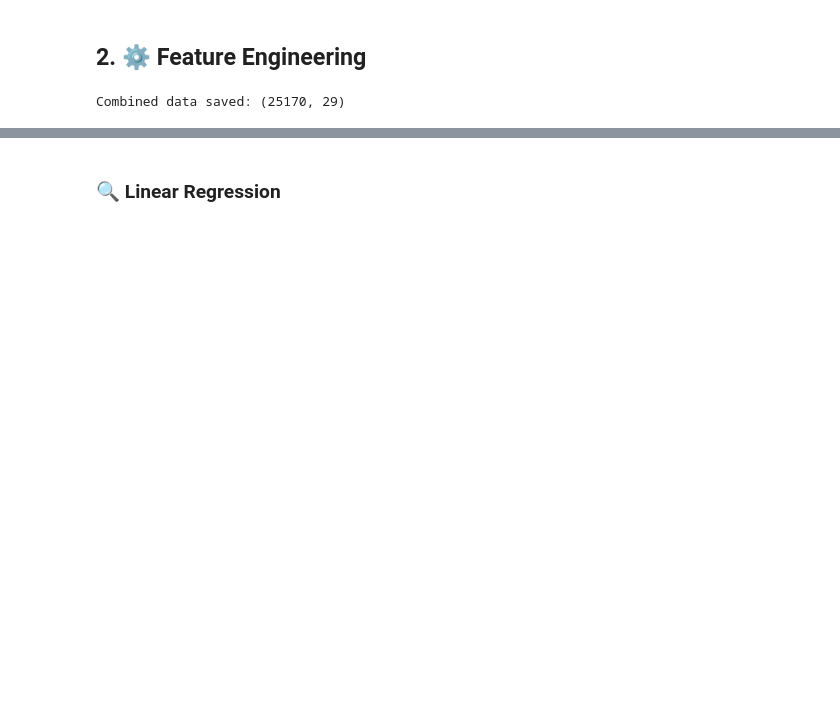
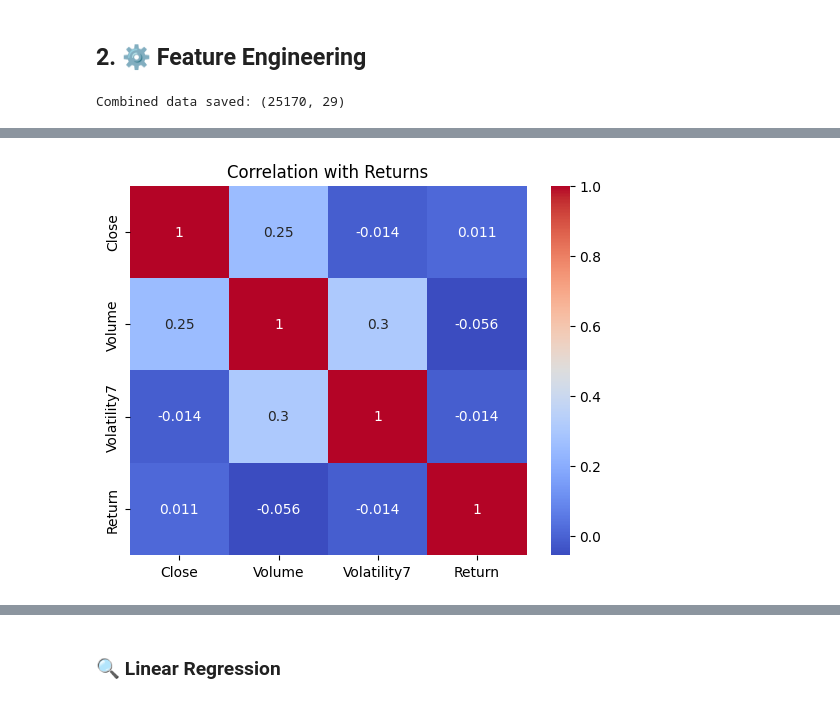
Before and after one commit to GIJOE1003/3103ETF, a Jupyter notebook: Notebook1_Future_Price_Prediction_03th_April.ipynb, the cells around one changed output, grey strips where cells are left out. Drawn from its saved outputs; the diff is of its cells as text; code cells hidden in the pictures; blank space fills up the shorter version.

```diff
--- a/Notebook1_Future_Price_Prediction_03th_April.ipynb
+++ b/Notebook1_Future_Price_Prediction_03th_April.ipynb
@@ -132,0 +197,8 @@ Combined data saved: (25170, 29)
+# %%
+# 14. Feature Correlation with Return
+corr_features = df[['Close', 'Volume', 'Volatility7', 'Return']].corr()
+sns.heatmap(corr_features, annot=True, cmap='coolwarm')
+plt.title("Correlation with Returns")
+plt.show()
+# %% [output]
+[figure, added]
```
Also changed, not shown: parts of 10 cells of this notebook.
